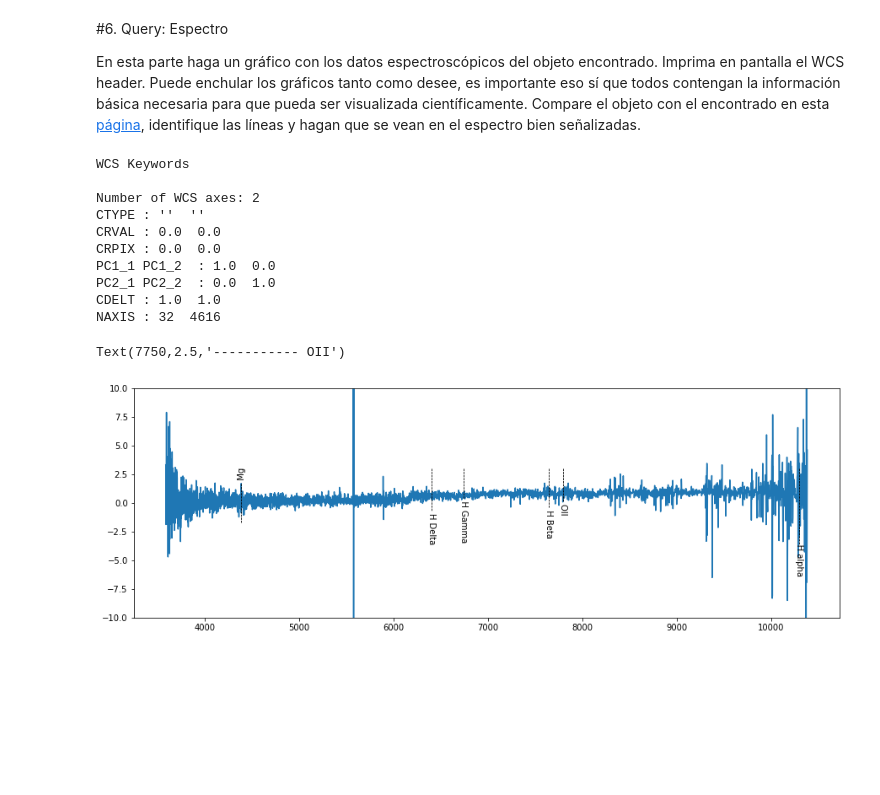
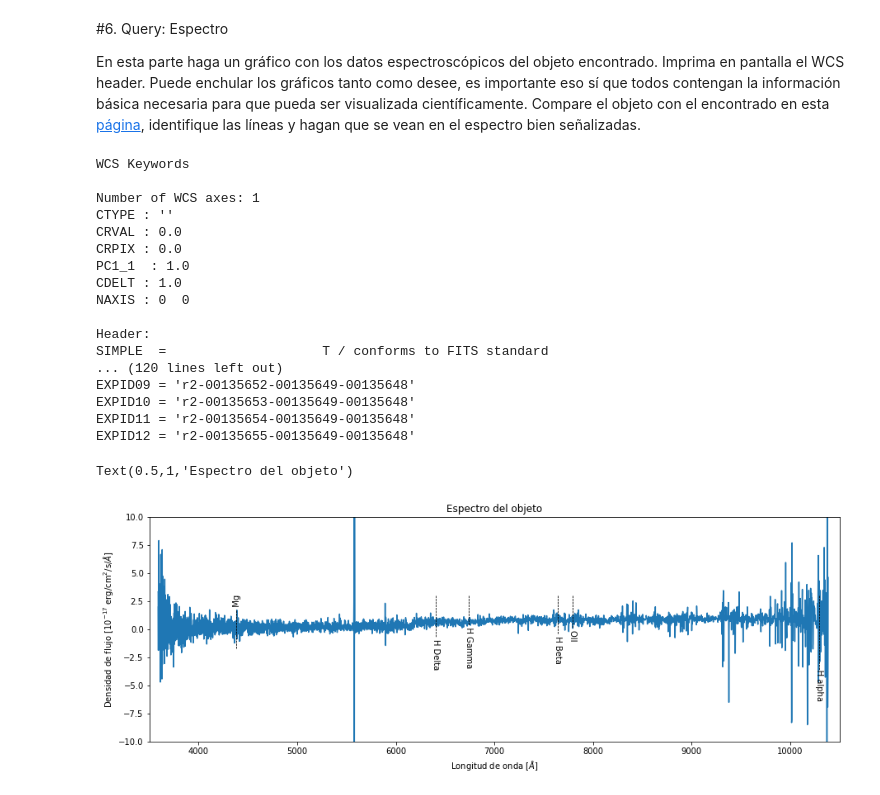
Before and after one commit to SantiagoRios21/minitarea4, a Jupyter notebook: minitarea4.ipynb, the cells around one changed output. Saved outputs shown, nothing was run; the diff lists cells and outputs as text; code cells hidden in the pictures; blank space fills up the shorter version.

```diff
--- a/minitarea4.ipynb
+++ b/minitarea4.ipynb
@@ -219,37 +249,51 @@ Text(0.5,1,'Objeto en banda Z')
 #6. Query: Espectro
 
 En esta parte haga un gráfico con los datos espectroscópicos del objeto encontrado. Imprima en pantalla el WCS header. Puede enchular los gráficos tanto como desee, es importante eso sí que todos contengan la información básica necesaria para que pueda ser visualizada científicamente. Compare el objeto con el encontrado en esta [página](http://skyserver.sdss.org/dr15/en/tools/chart/navi.aspx), identifique las líneas y hagan que se vean en el espectro bien señalizadas.
+# %%
+#Revisemos la espectrometría ahora
+print WCS(sp[0][0].header)
+print('\nHeader:')
+print repr(sp[0][0].header)
+# %% [output]
+WCS Keywords
+
+Number of WCS axes: 1
+CTYPE : ''
+CRVAL : 0.0
+CRPIX : 0.0
+PC1_1  : 1.0
+CDELT : 1.0
+NAXIS : 0  0
+
+Header:
+SIMPLE  =                    T / conforms to FITS standard
+... (120 lines left out)
+EXPID09 = 'r2-00135652-00135649-00135648'
+EXPID10 = 'r2-00135653-00135649-00135648'
+EXPID11 = 'r2-00135654-00135649-00135648'
+EXPID12 = 'r2-00135655-00135649-00135648'
 # %%
 
-spfits=sp[0][1]
-spheader=spfits.header #obtenemos el header
-spwcs=WCS(spheader)
-print(spwcs) #imprimimos el wcs header
-scidata = spfits.data
-flux = scidata['flux'] #sacamos el flujo
-lam = scidata['loglam']
+fits = sp[0]
+Dats = fits[1].data
+flux = Dats['flux']
+lam = Dats['loglam']
 plt.figure(figsize=(15,5))
 plt.plot(10**(lam), flux)
 plt.ylim((-10,10))
+plt.xlim(3500,10500)
 plt.text(4350,2.5,'------------- Mg',rotation=+90)
 plt.text(10250,2.5,'-------------------------H alpha',rotation=-90)
 plt.text(7600,2.5,'------------- H Beta',rotation=-90)
 plt.text(6360,2.5,'-------------- H Delta',rotation=-90)
 plt.text(6700,2.5,'---------- H Gamma',rotation=-90)
 plt.text(7750,2.5,'----------- OII',rotation=-90)
+plt.ylabel('Densidad de flujo [10$^{-17}$ erg/cm$^2$/s/$\AA$]')
+plt.xlabel('Longitud de onda [$\AA$]')
+plt.title('Espectro del objeto')
 # %% [output]
-WCS Keywords
-
-Number of WCS axes: 2
-CTYPE : ''  ''
-CRVAL : 0.0  0.0
-CRPIX : 0.0  0.0
-PC1_1 PC1_2  : 1.0  0.0
-PC2_1 PC2_2  : 0.0  1.0
-CDELT : 1.0  1.0
-NAXIS : 32  4616
+Text(0.5,1,'Espectro del objeto')
-Text(7750,2.5,'----------- OII')
-[figure, old version]
+[figure, new version]
 # %% [markdown]
 # **El espectro del objeto observado por SDSS es el siguiente:**
 
```
Also changed, not shown: parts of 2 cells of this notebook.
